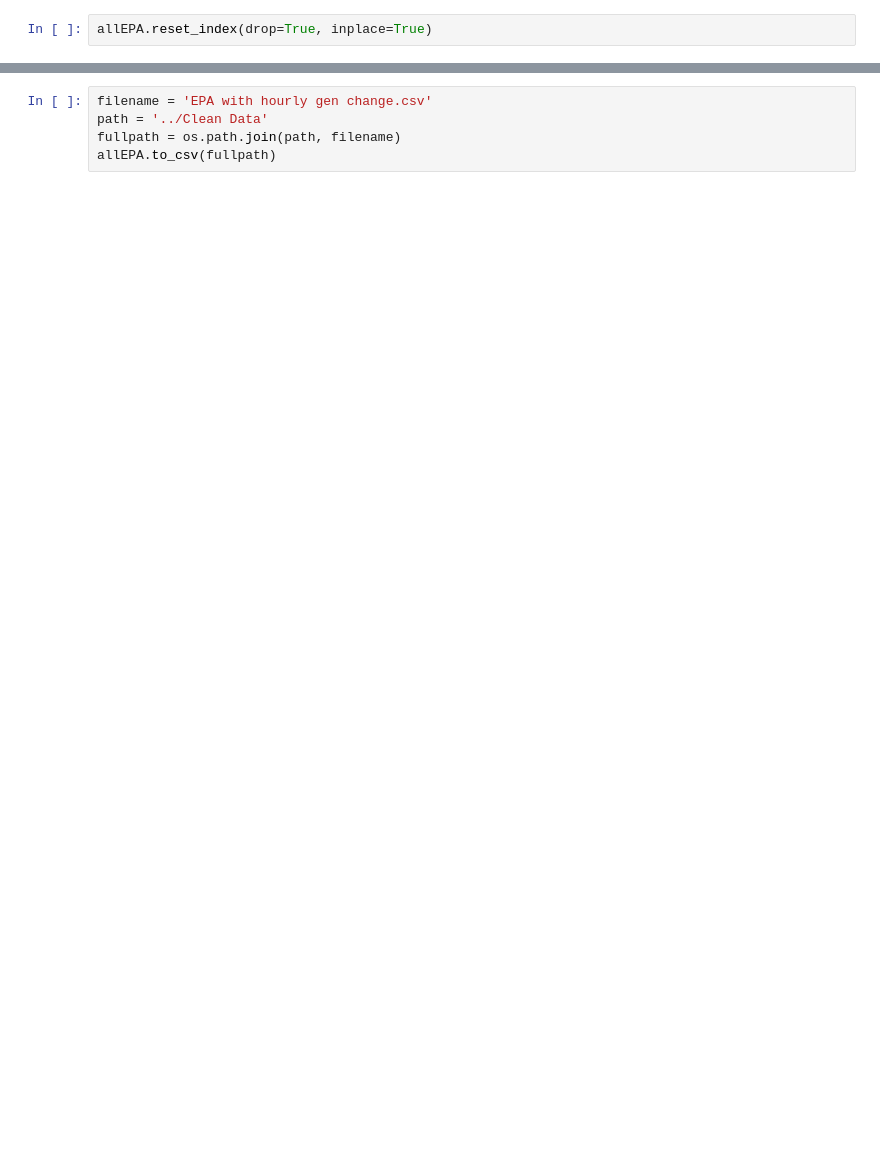
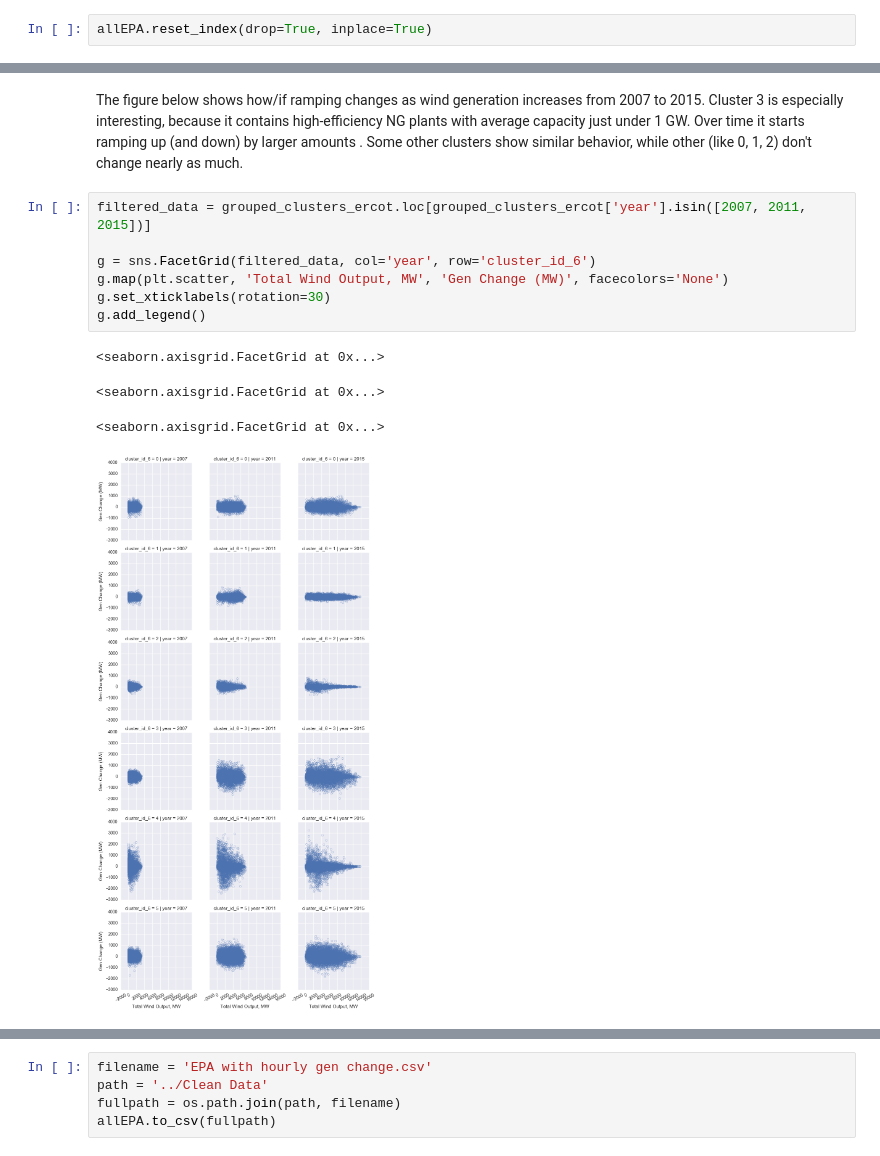
Before and after one commit to gschivley/ERCOT_power, a Jupyter notebook: Group classification/Determine marginal unit.ipynb, the cells around one changed output, grey strips where cells are left out. Saved outputs shown, nothing was run; the diff lists cells and outputs as text; blank space fills up the shorter version.

```diff
--- a/Group classification/Determine marginal unit.ipynb
+++ b/Group classification/Determine marginal unit.ipynb
@@ -145,0 +207,14 @@ allEPA.tail()
+# %% [markdown]
+The figure below shows how/if ramping changes as wind generation increases from 2007 to 2015. Cluster 3 is especially interesting, because it contains high-efficiency NG plants with average capacity just under 1 GW. Over time it starts ramping up (and down) by larger amounts . Some other clusters show similar behavior, while other (like 0, 1, 2) don't change nearly as much.
+# %%
+filtered_data = grouped_clusters_ercot.loc[grouped_clusters_ercot['year'].isin([2007, 2011, 2015])]
+
+g = sns.FacetGrid(filtered_data, col='year', row='cluster_id_6')
+g.map(plt.scatter, 'Total Wind Output, MW', 'Gen Change (MW)', facecolors='None')
+g.set_xticklabels(rotation=30)
+g.add_legend()
+# %% [output]
+<seaborn.axisgrid.FacetGrid at 0x...>
+<seaborn.axisgrid.FacetGrid at 0x...>
+<seaborn.axisgrid.FacetGrid at 0x...>
+[figure, added]
```
Also changed, not shown: parts of 28 cells of this notebook.
